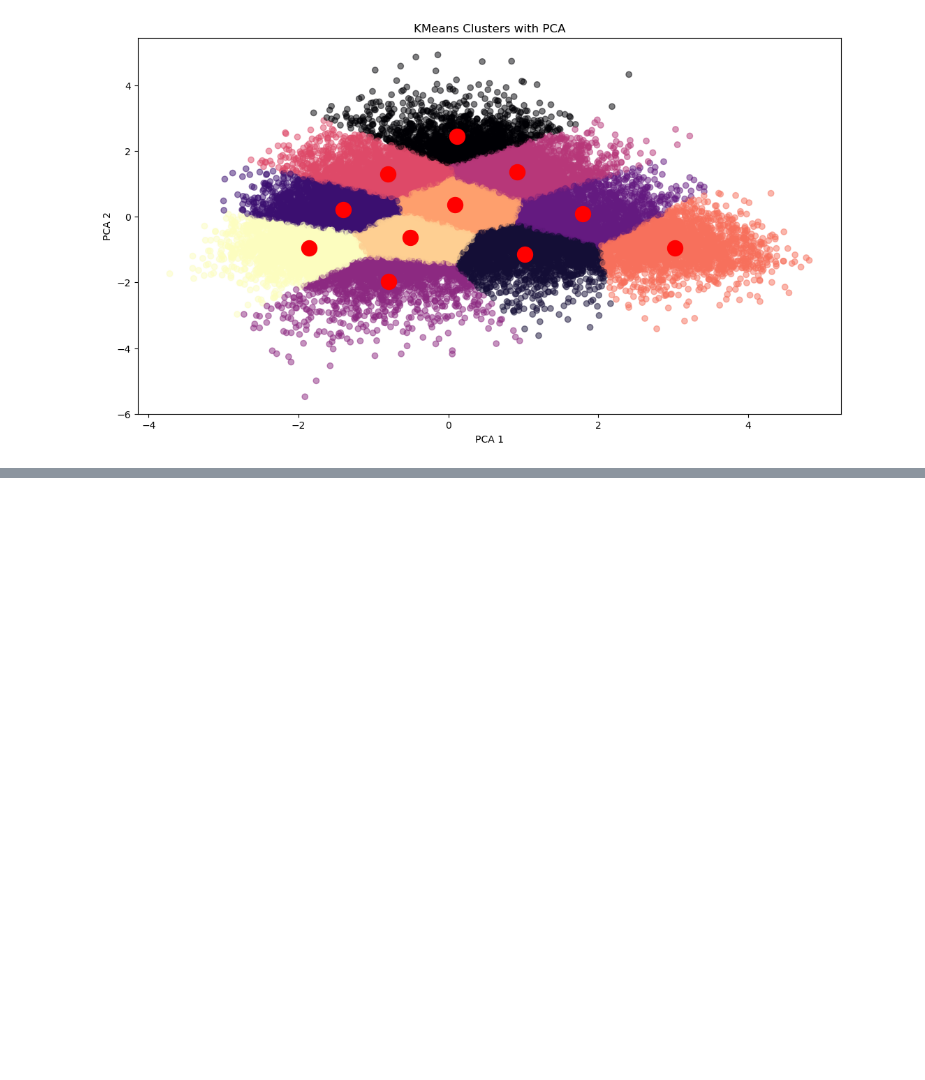
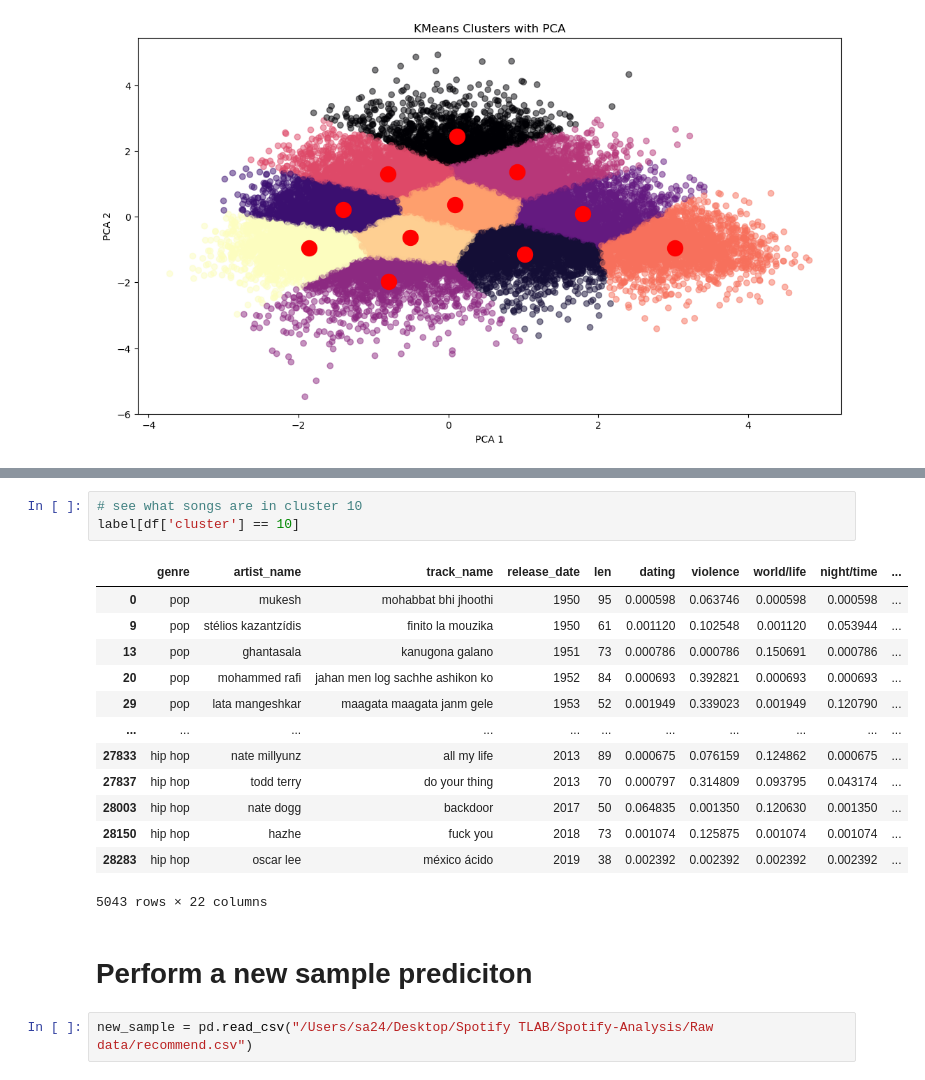
Before and after one commit to Totally-Kyle/Spotify-Analysis, a Jupyter notebook: Code/Modeling.ipynb, the cells around one changed output, grey strips where cells are left out. Saved outputs shown, nothing was run; the diff lists cells and outputs as text; blank space fills up the shorter version.

```diff
--- a/Code/Modeling.ipynb
+++ b/Code/Modeling.ipynb
@@ -203,0 +312,21 @@ plt.show()
+# %%
+# see what songs are in cluster 10
+label[df['cluster'] == 10]
+# %% [output]
+|  | genre | artist_name | track_name | release_date | len | dating | violence | world/life | night/time | ... |
+| 0 | pop | mukesh | mohabbat bhi jhoothi | 1950 | 95 | 0.000598 | 0.063746 | 0.000598 | 0.000598 | ... |
+| 9 | pop | stélios kazantzídis | finito la mouzika | 1950 | 61 | 0.001120 | 0.102548 | 0.001120 | 0.053944 | ... |
+| 13 | pop | ghantasala | kanugona galano | 1951 | 73 | 0.000786 | 0.000786 | 0.150691 | 0.000786 | ... |
+| 20 | pop | mohammed rafi | jahan men log sachhe ashikon ko | 1952 | 84 | 0.000693 | 0.392821 | 0.000693 | 0.000693 | ... |
+| 29 | pop | lata mangeshkar | maagata maagata janm gele | 1953 | 52 | 0.001949 | 0.339023 | 0.001949 | 0.120790 | ... |
+| ... | ... | ... | ... | ... | ... | ... | ... | ... | ... | ... |
+| 27833 | hip hop | nate millyunz | all my life | 2013 | 89 | 0.000675 | 0.076159 | 0.124862 | 0.000675 | ... |
+| 27837 | hip hop | todd terry | do your thing | 2013 | 70 | 0.000797 | 0.314809 | 0.093795 | 0.043174 | ... |
+| 28003 | hip hop | nate dogg | backdoor | 2017 | 50 | 0.064835 | 0.001350 | 0.120630 | 0.001350 | ... |
+| 28150 | hip hop | hazhe | fuck you | 2018 | 73 | 0.001074 | 0.125875 | 0.001074 | 0.001074 | ... |
+| 28283 | hip hop | oscar lee | méxico ácido | 2019 | 38 | 0.002392 | 0.002392 | 0.002392 | 0.002392 | ... |
+5043 rows × 22 columns
+# %% [markdown]
+# Perform a new sample prediciton
+# %%
+new_sample = pd.read_csv("/Users/sa24/Desktop/Spotify TLAB/Spotify-Analysis/Raw data/recommend.csv")
```
Also changed, not shown: parts of 14 cells of this notebook, 1 other file.
